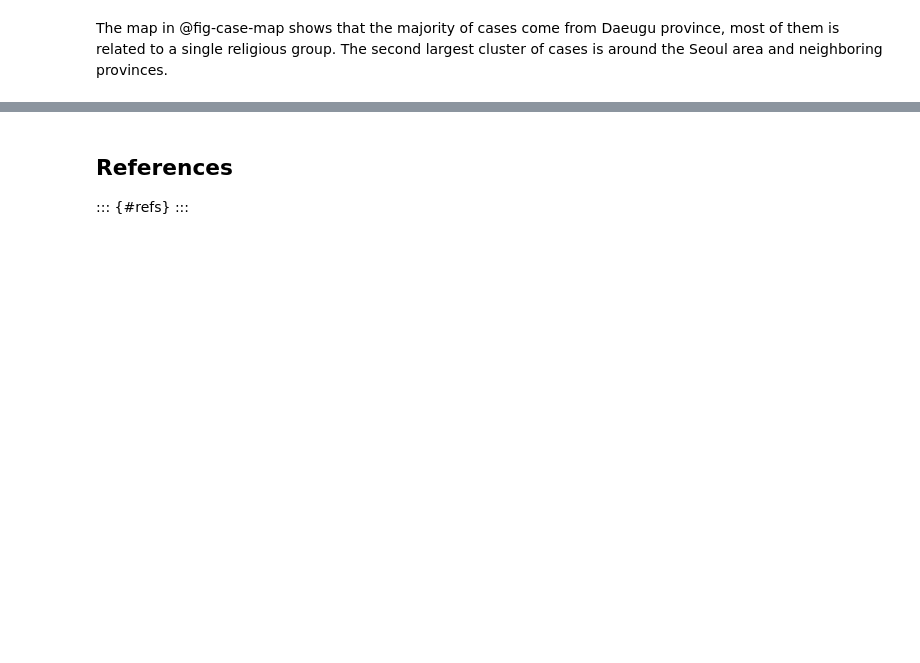
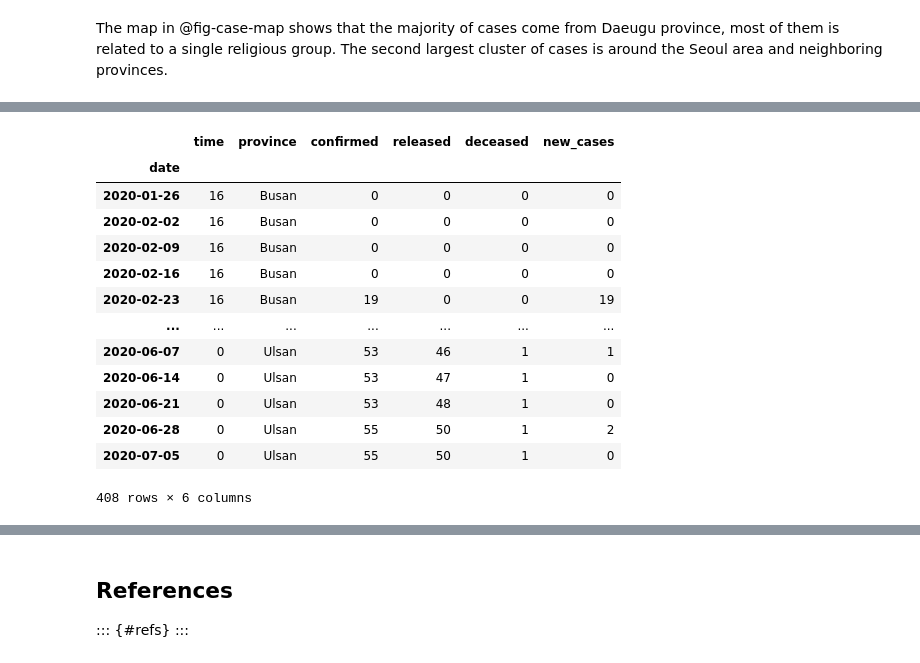
Before and after one commit to gediminas-skvarnavicius/s-korea-covid-19-analysis, a Jupyter notebook: analysis.ipynb, the cells around one changed output, grey strips where cells are left out. Cells and saved outputs as stored; diff of their text form; code cells hidden in the pictures; blank space fills up the shorter version.

```diff
--- a/analysis.ipynb
+++ b/analysis.ipynb
@@ -783,0 +834,17 @@ The map in @fig-case-map shows that the majority of cases come from Daeugu provi
+# %%
+weekly_time_province
+# %% [output]
+|  | time | province | confirmed | released | deceased | new_cases |
+| date |  |  |  |  |  |  |
+| 2020-01-26 | 16 | Busan | 0 | 0 | 0 | 0 |
+| 2020-02-02 | 16 | Busan | 0 | 0 | 0 | 0 |
+| 2020-02-09 | 16 | Busan | 0 | 0 | 0 | 0 |
+| 2020-02-16 | 16 | Busan | 0 | 0 | 0 | 0 |
+| 2020-02-23 | 16 | Busan | 19 | 0 | 0 | 19 |
+| ... | ... | ... | ... | ... | ... | ... |
+| 2020-06-07 | 0 | Ulsan | 53 | 46 | 1 | 1 |
+| 2020-06-14 | 0 | Ulsan | 53 | 47 | 1 | 0 |
+| 2020-06-21 | 0 | Ulsan | 53 | 48 | 1 | 0 |
+| 2020-06-28 | 0 | Ulsan | 55 | 50 | 1 | 2 |
+| 2020-07-05 | 0 | Ulsan | 55 | 50 | 1 | 0 |
+408 rows × 6 columns
```
Also changed, not shown: parts of 30 cells of this notebook, 2 other files.
